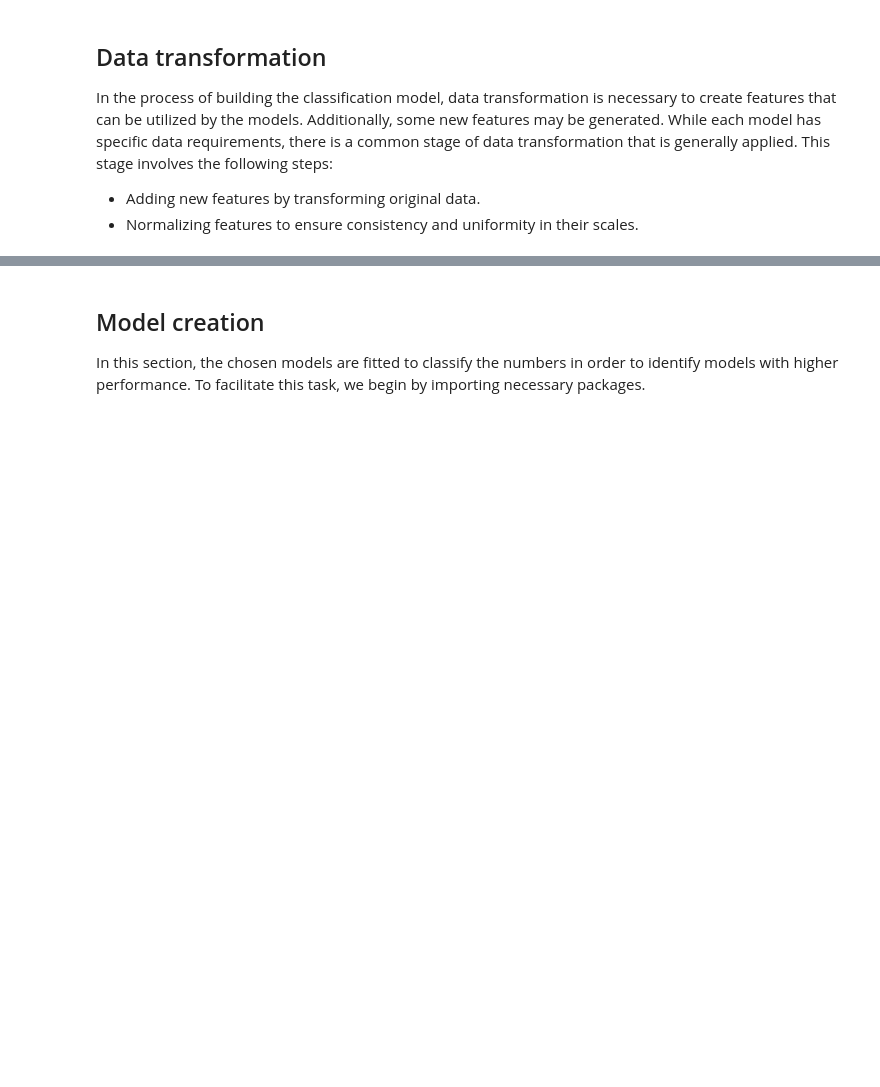
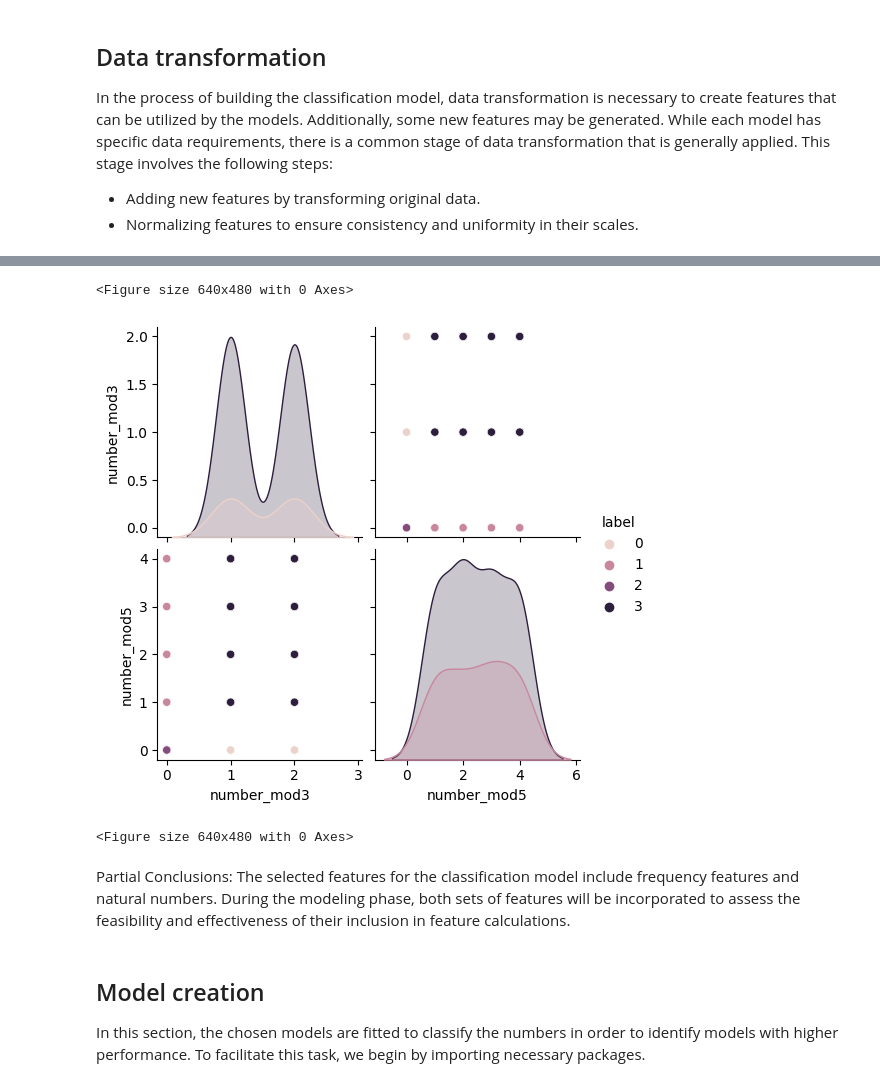
Before and after one commit to avillalon-dev/DataScienceChallenge, a Jupyter notebook: ML Classification/fizzbuzz_notebook.ipynb, the cells around one changed output, grey strips where cells are left out. Saved outputs shown, nothing was run; the diff lists cells and outputs as text; code cells hidden in the pictures; blank space fills up the shorter version.

Commit message:
Add partial conclusions

```diff
--- a/ML Classification/fizzbuzz_notebook.ipynb
+++ b/ML Classification/fizzbuzz_notebook.ipynb
@@ -109,9 +109,10 @@ features, labels = loader.load_data('original', set_length, return_df=False)
 # %%
 from fizzbuzz_classification.data_preprocessing import transform_series_to_frequency
 
-df_freq = transform_series_to_frequency(df_data)
+df_freq, estimators = transform_series_to_frequency(df_data, return_estimator=True)
 df_freq['label'] = df_data['label']
 display(df_freq.info())
+display(df_freq.head(5))
 # %% [output]
 <class 'pandas.core.frame.DataFrame'>
 RangeIndex: 100 entries, 0 to 99
@@ -127,3 +134,12 @@ None
+# %%
+# Plot data features by label
+plot_features(df_freq)
+# %% [output]
+<Figure size 640x480 with 0 Axes>
+[figure, added]
+<Figure size 640x480 with 0 Axes>
+# %% [markdown]
+Partial Conclusions: The selected features for the classification model include frequency features and natural numbers. During the modeling phase, both sets of features will be incorporated to assess the feasibility and effectiveness of their inclusion in feature calculations.
 # %% [markdown]
 ## Model creation
 
```
Also changed, not shown: parts of 1 cell of this notebook.
